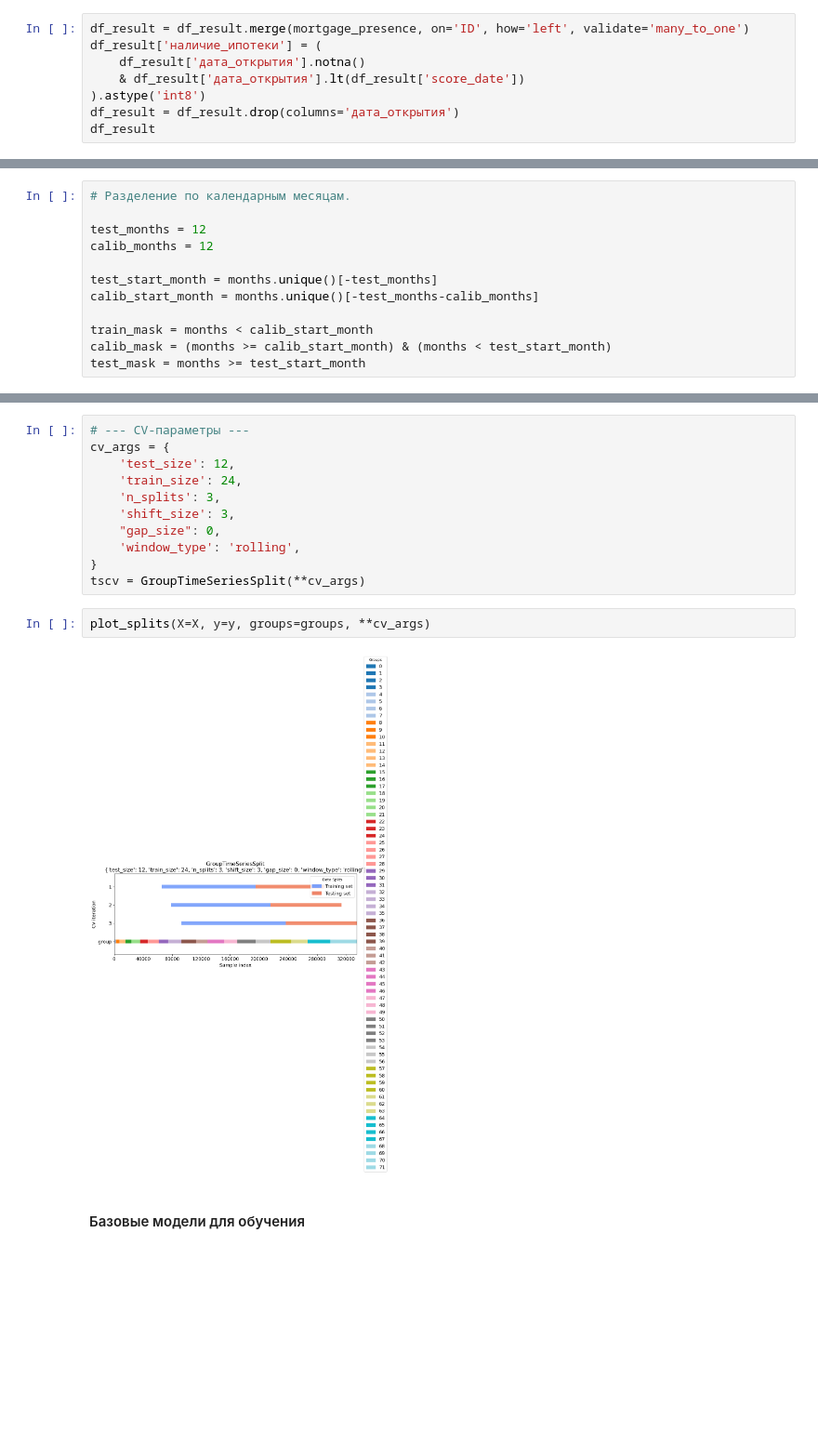
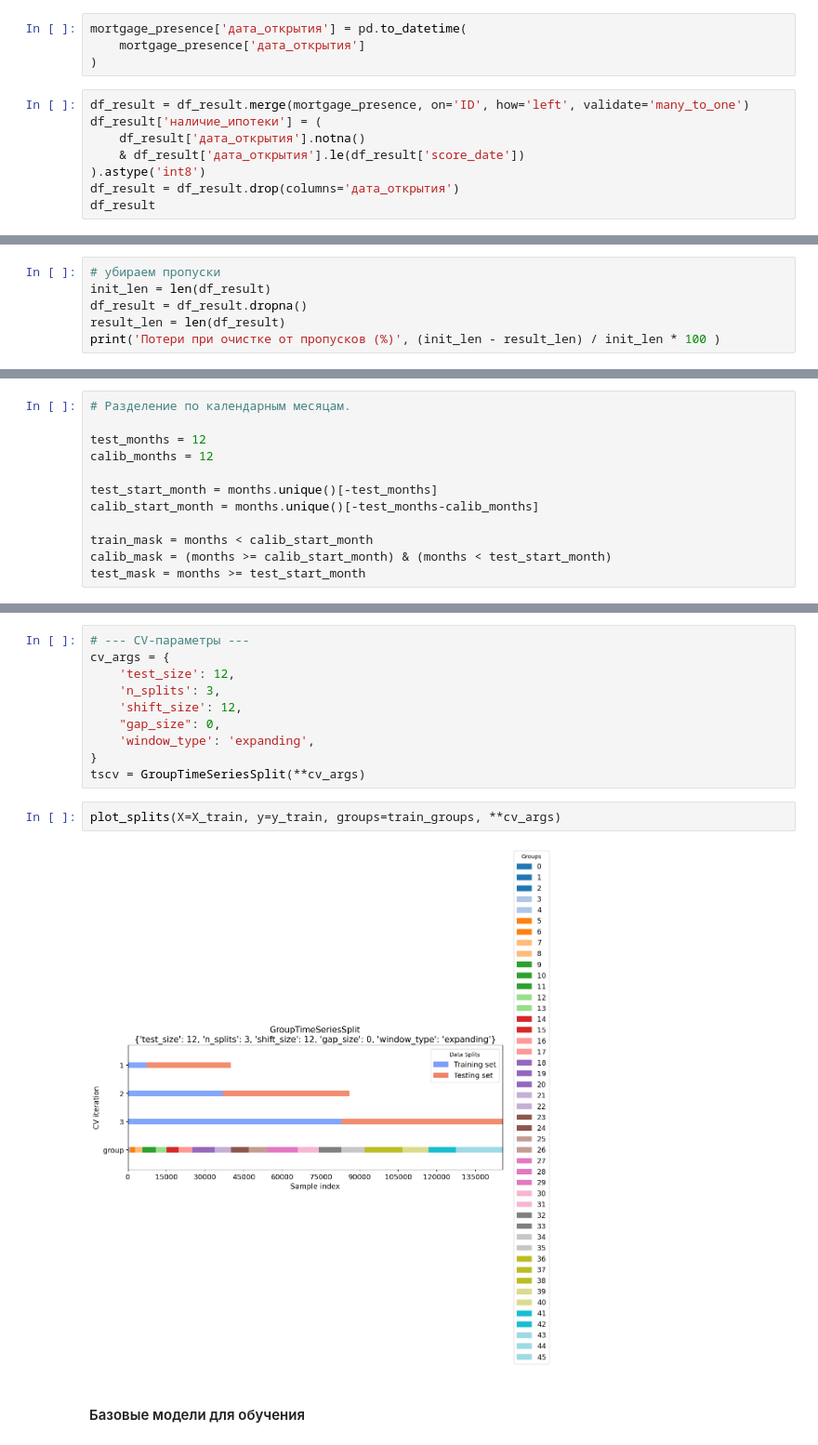
Before and after one commit to Plakhotniuk/practicum_ds, a Jupyter notebook: ml/random_forest/project.ipynb, the cells around one changed output, grey strips where cells are left out. Shown at 93% size. Saved outputs shown, nothing was run; the diff lists cells and outputs as text; blank space fills up the shorter version.

```diff
--- a/ml/random_forest/project.ipynb
+++ b/ml/random_forest/project.ipynb
@@ -699,11 +853,15 @@ mortgage_presence
 | 6607 | IDF55151597 | 2019-01-01 | 1 |
 | 6608 | IDF55151634 | 2018-10-01 | 1 |
 6609 rows × 3 columns
+# %%
+mortgage_presence['дата_открытия'] = pd.to_datetime(
+    mortgage_presence['дата_открытия']
+)
 # %%
 df_result = df_result.merge(mortgage_presence, on='ID', how='left', validate='many_to_one')
 df_result['наличие_ипотеки'] = (
     df_result['дата_открытия'].notna()
-    & df_result['дата_открытия'].lt(df_result['score_date'])
+    & df_result['дата_открытия'].le(df_result['score_date'])
 ).astype('int8')
 df_result = df_result.drop(columns='дата_открытия')
 df_result
@@ -921 +1157,7 @@ dtypes: datetime64[ns](1), float64(25), int64(2), int8(2), object(2)
 memory usage: 77.2+ MB
+# %%
+# убираем пропуски
+init_len = len(df_result)
+df_result = df_result.dropna()
+result_len = len(df_result)
+print('Потери при очистке от пропусков (%)', (init_len - result_len) / init_len * 100 )
@@ -1186,17 +1459,16 @@ array([60, 60, 60, ..., 71, 71, 71])
 # --- CV-параметры ---
 cv_args = {
     'test_size': 12,
-    'train_size': 24,
     'n_splits': 3,
-    'shift_size': 3,
+    'shift_size': 12,
     "gap_size": 0,
-    'window_type': 'rolling',
+    'window_type': 'expanding',
 }
 tscv = GroupTimeSeriesSplit(**cv_args)
 # %%
-plot_splits(X=X, y=y, groups=groups, **cv_args)
+plot_splits(X=X_train, y=y_train, groups=train_groups, **cv_args)
 # %% [output]
-[figure, old version]
+[figure, new version]
 # %% [markdown]
 #### Базовые модели для обучения
 # %%
```
Also changed, not shown: parts of 109 cells of this notebook.
